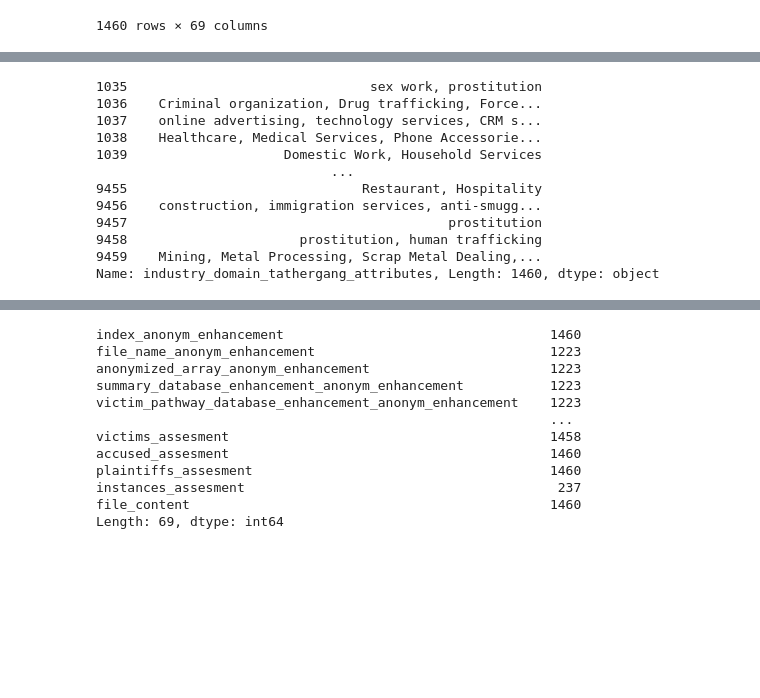
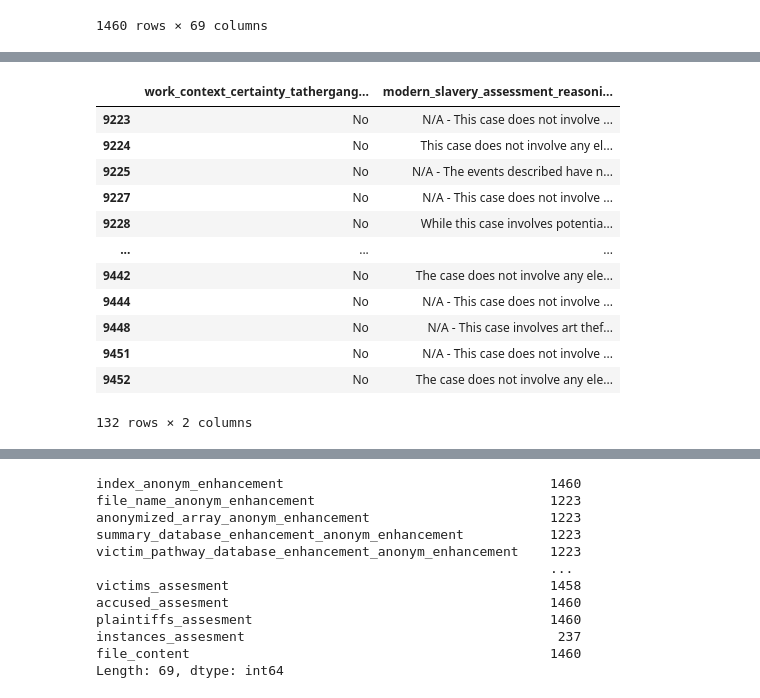
Before and after one commit to GhadaElhusseini/MLDT_Project, a Jupyter notebook: MLDT_Data.ipynb, the cells around one changed output, grey strips where cells are left out. Saved outputs shown, nothing was run; the diff lists cells and outputs as text; code cells hidden in the pictures; blank space fills up the shorter version.

```diff
--- a/MLDT_Data.ipynb
+++ b/MLDT_Data.ipynb
@@ -23,15 +60,16 @@ df
 # %%
-df["summary_database_enhancement_anonym_enhancement"]
+df[df["work_context_certainty_tathergang_risk"] == "No"][["work_context_certainty_tathergang_risk", "modern_slavery_assessment_reasoning_tathergang_risk"]]
 # %% [output]
+|  | work_context_certainty_tathergang... | modern_slavery_assessment_reasoni... |
+| 9223 | No | N/A - This case does not involve ... |
+| 9224 | No | This case does not involve any el... |
+| 9225 | No | N/A - The events described have n... |
+| 9227 | No | N/A - This case does not involve ... |
+| 9228 | No | While this case involves potentia... |
+| ... | ... | ... |
+| 9442 | No | The case does not involve any ele... |
+| 9444 | No | N/A - This case does not involve ... |
+| 9448 | No | N/A - This case involves art thef... |
+| 9451 | No | N/A - This case does not involve ... |
+| 9452 | No | The case does not involve any ele... |
-1035                               sex work, prostitution
-1036    Criminal organization, Drug trafficking, Force...
-1037    online advertising, technology services, CRM s...
-1038    Healthcare, Medical Services, Phone Accessorie...
-1039                    Domestic Work, Household Services
-                              ...
-9455                              Restaurant, Hospitality
-9456    construction, immigration services, anti-smugg...
-9457                                         prostitution
-9458                      prostitution, human trafficking
-9459    Mining, Metal Processing, Scrap Metal Dealing,...
-Name: industry_domain_tathergang_attributes, Length: 1460, dtype: object
+132 rows × 2 columns
```
Also changed, not shown: parts of 19 cells of this notebook, 1 other file.
